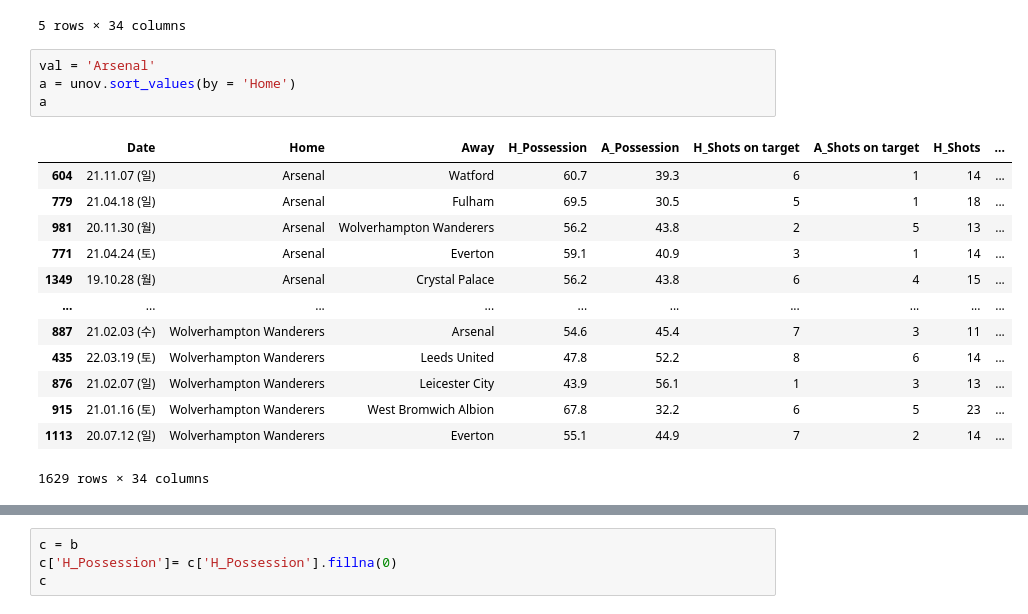
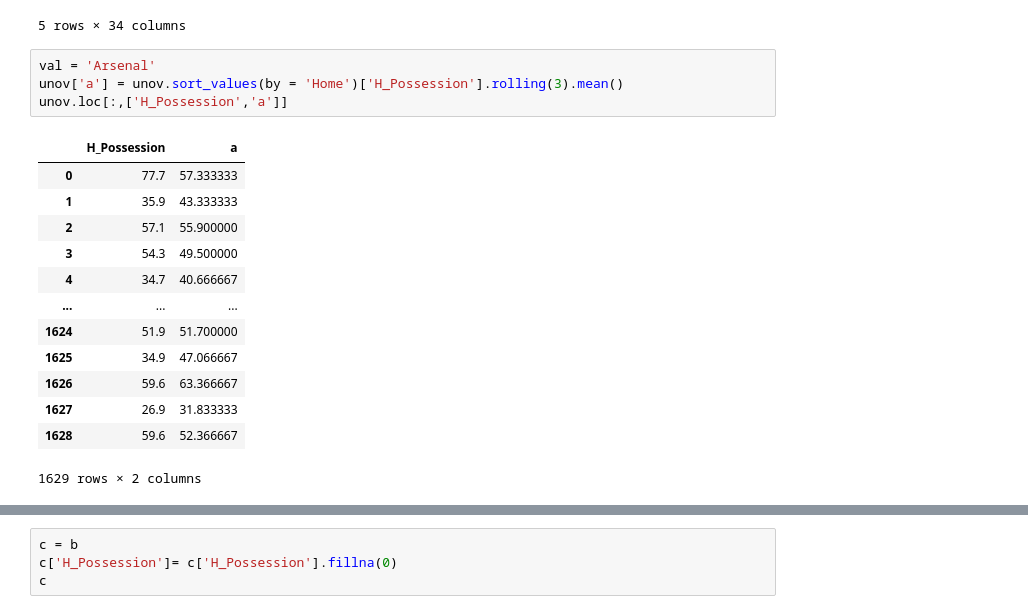
Before and after one commit to luina-1004/ML_EPL, a Jupyter notebook: EPL/recent_n_means.ipynb, the cells around one changed output, grey strips where cells are left out. Drawn from its saved outputs; the diff is of its cells as text.

```diff
--- a/EPL/recent_n_means.ipynb
+++ b/EPL/recent_n_means.ipynb
@@ -29,19 +29,19 @@ unov.head()
 5 rows × 34 columns
 # %%
 val = 'Arsenal'
-a = unov.sort_values(by = 'Home')
-a
+unov['a'] = unov.sort_values(by = 'Home')['H_Possession'].rolling(3).mean()
+unov.loc[:,['H_Possession','a']]
 # %% [output]
-|  | Date | Home | Away | H_Possession | A_Possession | H_Shots on target | A_Shots on target | H_Shots | ... |
-| 604 | 21.11.07 (일) | Arsenal | Watford | 60.7 | 39.3 | 6 | 1 | 14 | ... |
-| 779 | 21.04.18 (일) | Arsenal | Fulham | 69.5 | 30.5 | 5 | 1 | 18 | ... |
-| 981 | 20.11.30 (월) | Arsenal | Wolverhampton Wanderers | 56.2 | 43.8 | 2 | 5 | 13 | ... |
-| 771 | 21.04.24 (토) | Arsenal | Everton | 59.1 | 40.9 | 3 | 1 | 14 | ... |
-| 1349 | 19.10.28 (월) | Arsenal | Crystal Palace | 56.2 | 43.8 | 6 | 4 | 15 | ... |
-| ... | ... | ... | ... | ... | ... | ... | ... | ... | ... |
-| 887 | 21.02.03 (수) | Wolverhampton Wanderers | Arsenal | 54.6 | 45.4 | 7 | 3 | 11 | ... |
-| 435 | 22.03.19 (토) | Wolverhampton Wanderers | Leeds United | 47.8 | 52.2 | 8 | 6 | 14 | ... |
-| 876 | 21.02.07 (일) | Wolverhampton Wanderers | Leicester City | 43.9 | 56.1 | 1 | 3 | 13 | ... |
-| 915 | 21.01.16 (토) | Wolverhampton Wanderers | West Bromwich Albion | 67.8 | 32.2 | 6 | 5 | 23 | ... |
-| 1113 | 20.07.12 (일) | Wolverhampton Wanderers | Everton | 55.1 | 44.9 | 7 | 2 | 14 | ... |
+|  | H_Possession | a |
+| 0 | 77.7 | 57.333333 |
+| 1 | 35.9 | 43.333333 |
+| 2 | 57.1 | 55.900000 |
+| 3 | 54.3 | 49.500000 |
+| 4 | 34.7 | 40.666667 |
+| ... | ... | ... |
+| 1624 | 51.9 | 51.700000 |
+| 1625 | 34.9 | 47.066667 |
+| 1626 | 59.6 | 63.366667 |
+| 1627 | 26.9 | 31.833333 |
+| 1628 | 59.6 | 52.366667 |
-1629 rows × 34 columns
+1629 rows × 2 columns
```
Also changed, not shown: parts of 13 cells of this notebook, 2 other files.
